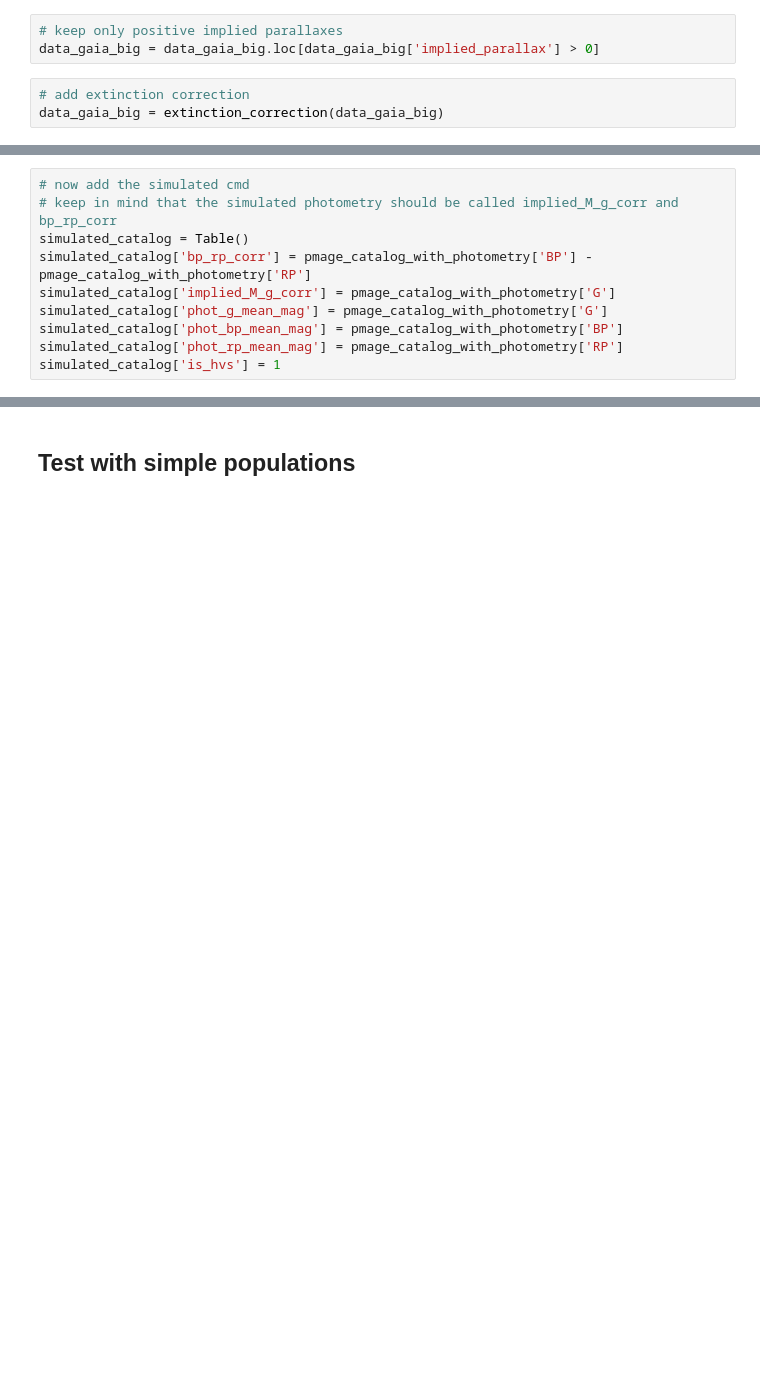
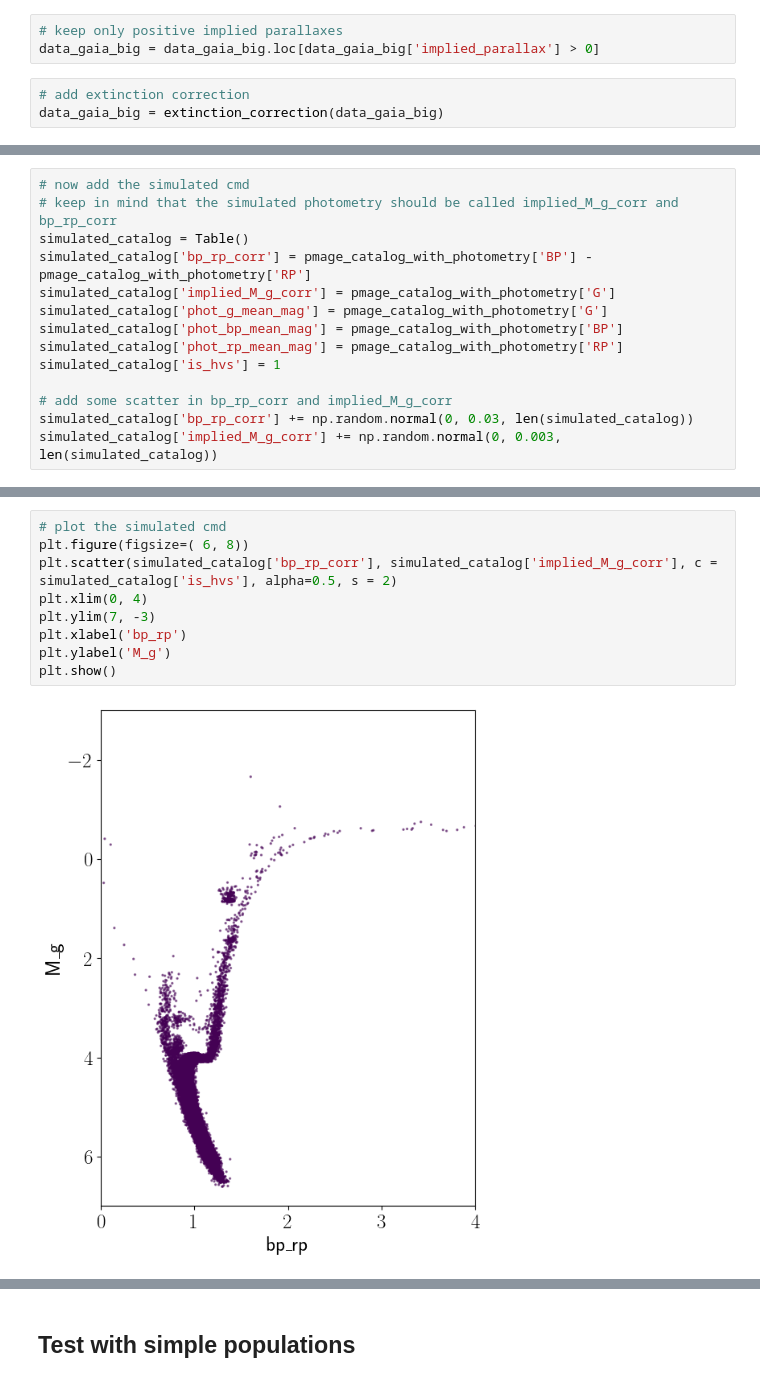
Before and after one commit to fawkez/HVS_1, a Jupyter notebook: Notebooks/isochrone_grid_gaia_photometry.ipynb, the cells around one changed output, grey strips where cells are left out. Cells and saved outputs as stored; diff of their text form; blank space fills up the shorter version.

```diff
--- a/Notebooks/isochrone_grid_gaia_photometry.ipynb
+++ b/Notebooks/isochrone_grid_gaia_photometry.ipynb
@@ -303,3 +345,7 @@ simulated_catalog['phot_g_mean_mag'] = pmage_catalog_with_photometry['G']
 simulated_catalog['phot_bp_mean_mag'] = pmage_catalog_with_photometry['BP']
 simulated_catalog['phot_rp_mean_mag'] = pmage_catalog_with_photometry['RP']
 simulated_catalog['is_hvs'] = 1
+
+# add some scatter in bp_rp_corr and implied_M_g_corr
+simulated_catalog['bp_rp_corr'] += np.random.normal(0, 0.03, len(simulated_catalog))
+simulated_catalog['implied_M_g_corr'] += np.random.normal(0, 0.003, len(simulated_catalog))
@@ -361,0 +352,11 @@ Table length=2062043
+# %%
+# plot the simulated cmd
+plt.figure(figsize=( 6, 8))
+plt.scatter(simulated_catalog['bp_rp_corr'], simulated_catalog['implied_M_g_corr'], c = simulated_catalog['is_hvs'], alpha=0.5, s = 2)
+plt.xlim(0, 4)
+plt.ylim(7, -3)
+plt.xlabel('bp_rp')
+plt.ylabel('M_g')
+plt.show()
+# %% [output]
+[figure, added]
```
Also changed, not shown: parts of 24 cells of this notebook, 39 other files.
